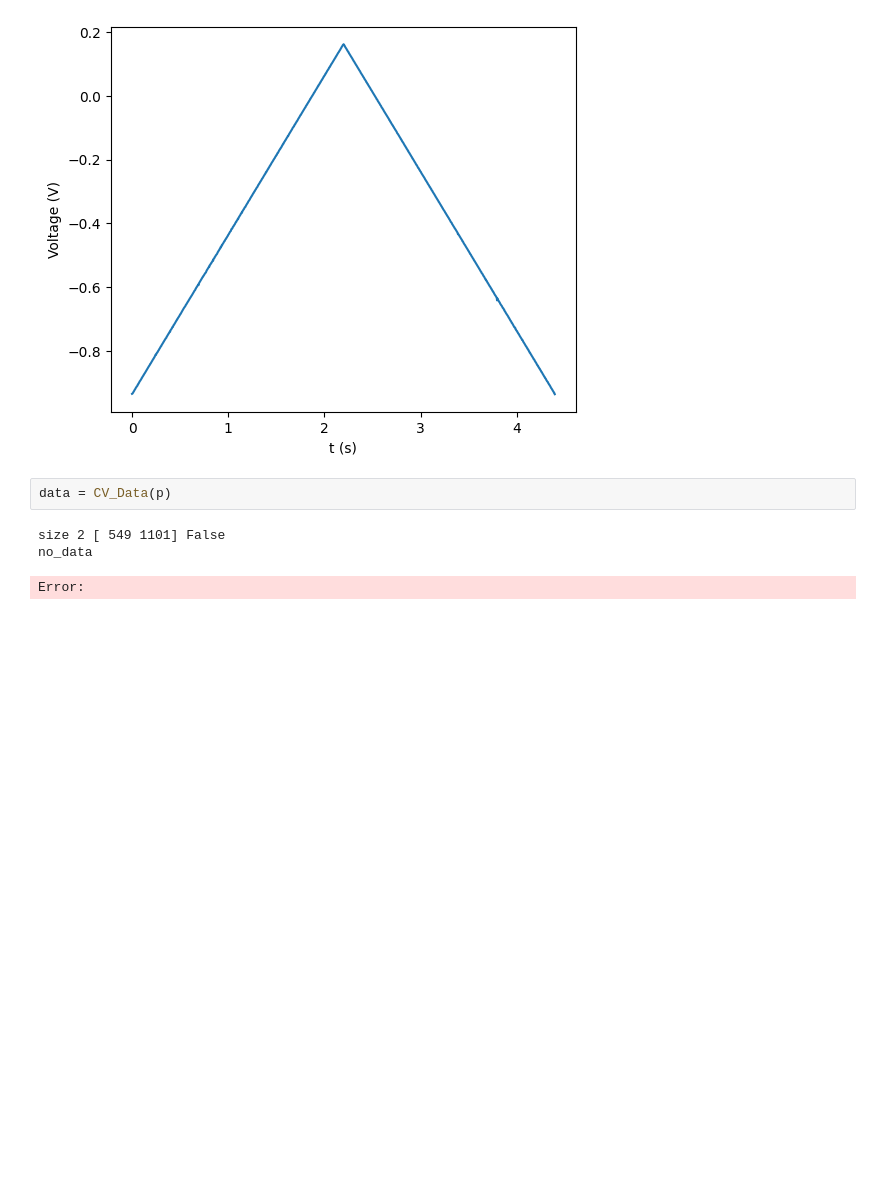
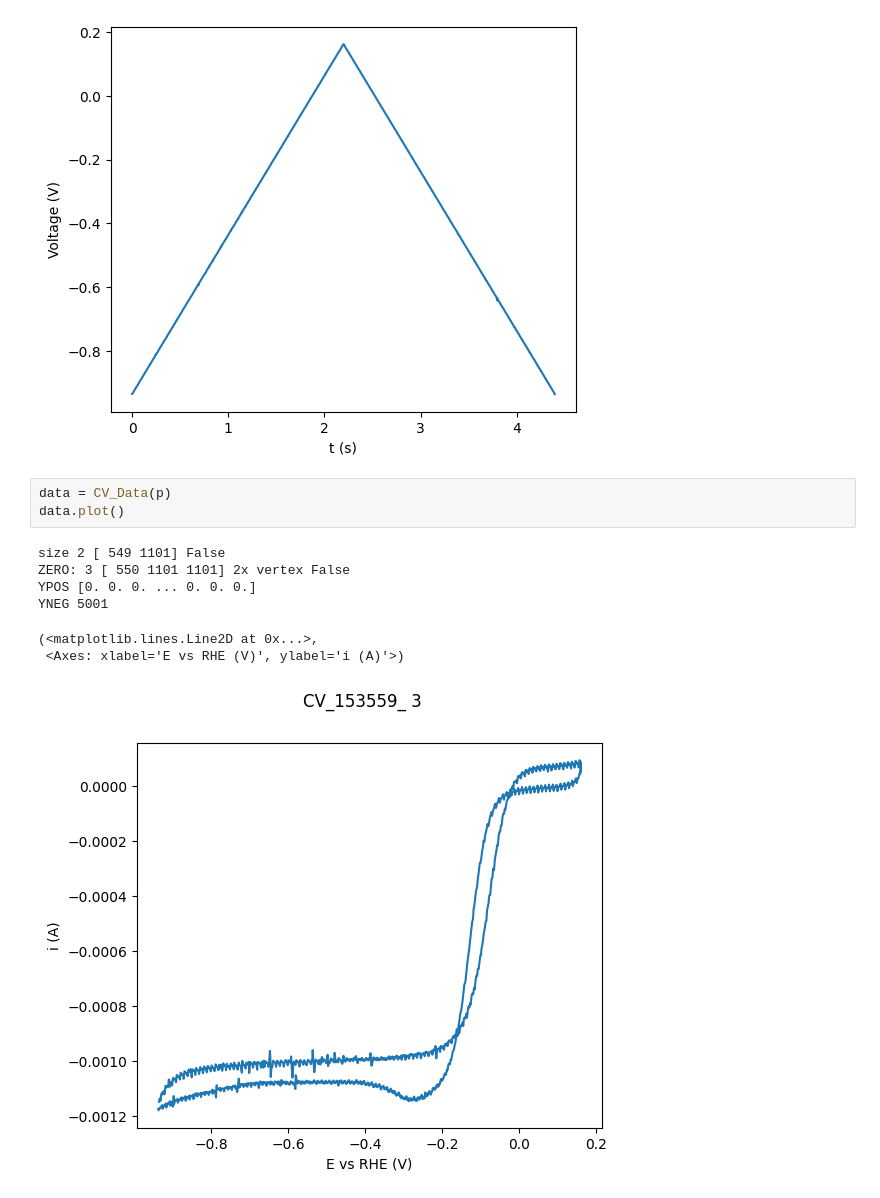
Before and after one commit to NordicEC/EC4py, a Jupyter notebook: dev/CV_Data/CV_Data_t5 _converter.ipynb, the cells around one changed output. Cells and saved outputs as stored; diff of their text form; blank space fills up the shorter version.

```diff
--- a/dev/CV_Data/CV_Data_t5 _converter.ipynb
+++ b/dev/CV_Data/CV_Data_t5 _converter.ipynb
@@ -111,7 +135,12 @@ c:\Users\gusta\Documents\GitHub\Python\NordicEC\EC4py\test_data\CV\CV_153559_ 3.
 [figure]
 # %%
 data = CV_Data(p)
+data.plot()
 # %% [output]
 size 2 [ 549 1101] False
-no_data
+ZERO: 3 [ 550 1101 1101] 2x vertex False
+YPOS [0. 0. 0. ... 0. 0. 0.]
+YNEG 5001
-Error:
+(<matplotlib.lines.Line2D at 0x...>,
+ <Axes: xlabel='E vs RHE (V)', ylabel='i (A)'>)
+[figure, added]
```
Also changed, not shown: parts of 5 cells of this notebook, 1 other file.
